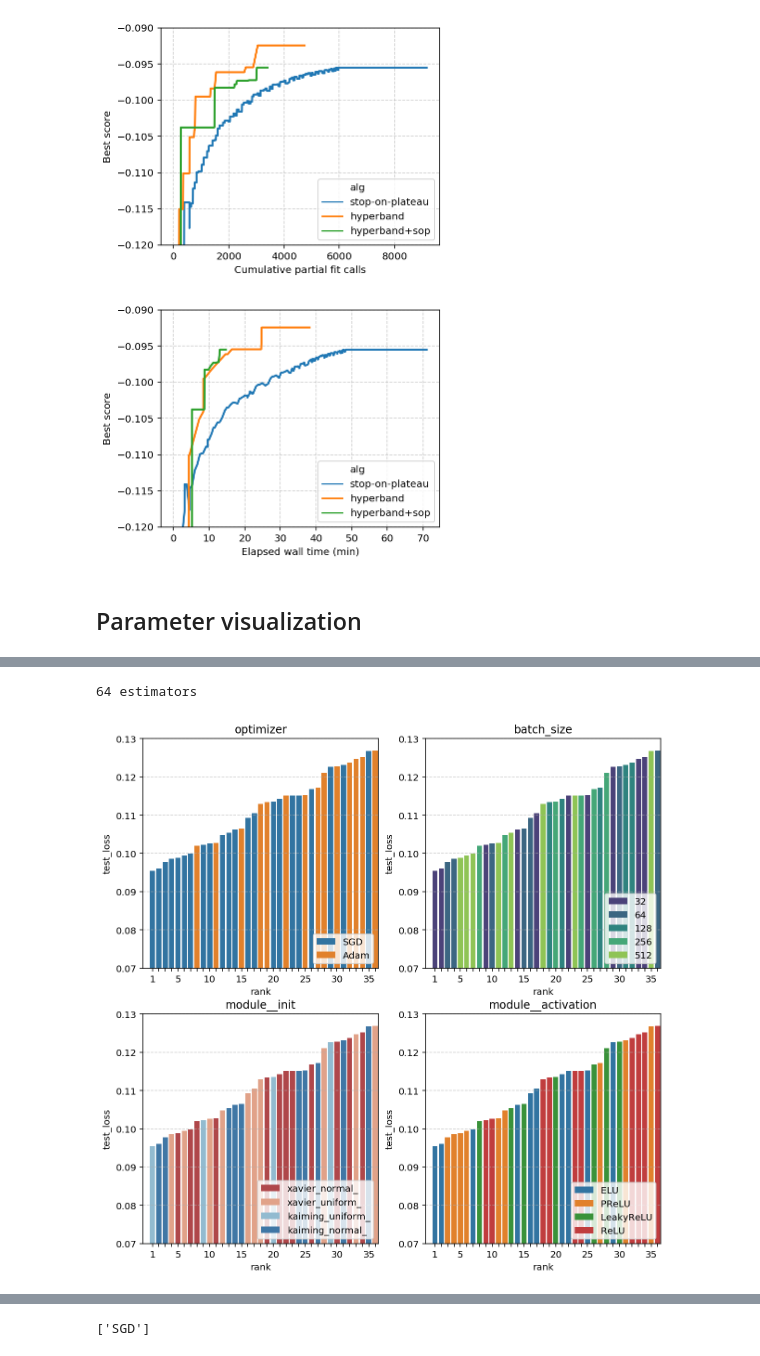
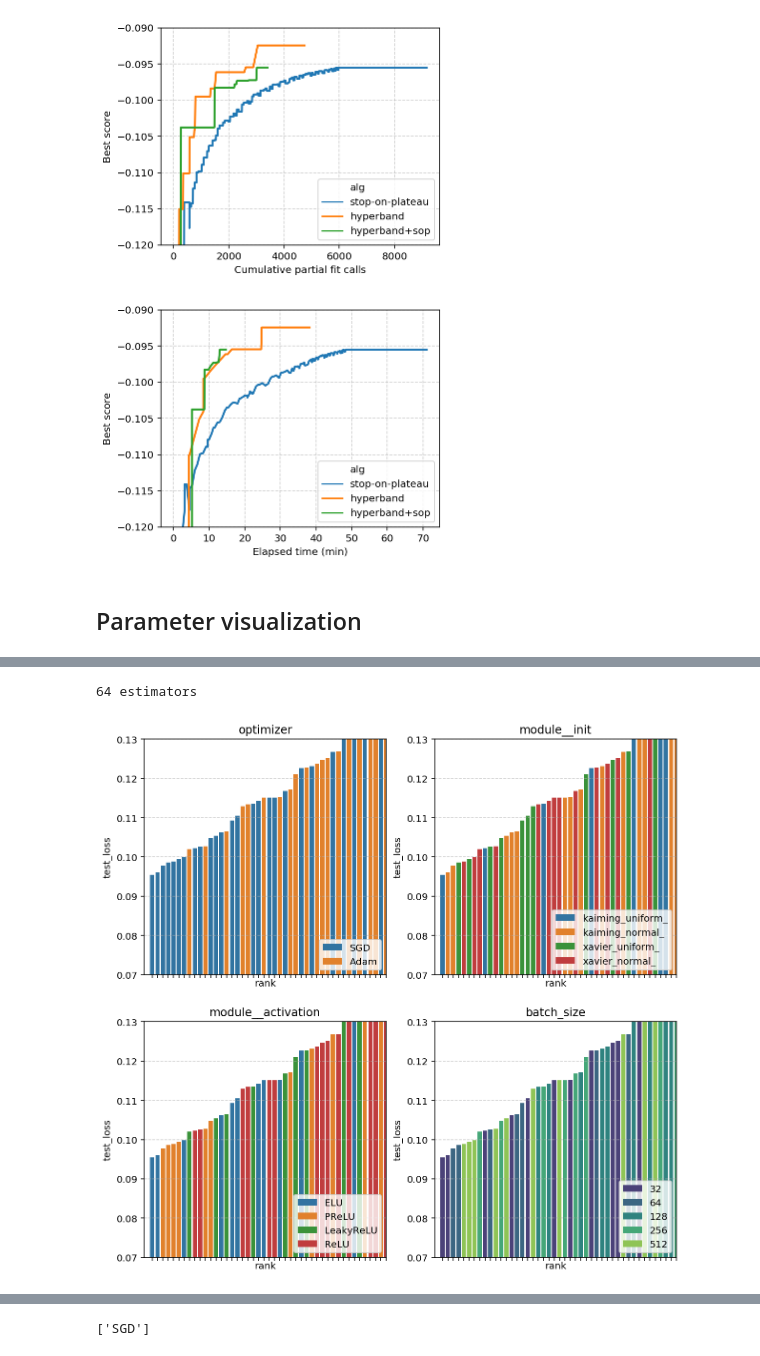
Before and after one commit to stsievert/dask-hyperband-comparison, a Jupyter notebook: Visualize.ipynb, the cells around one changed output, grey strips where cells are left out. Saved outputs shown, nothing was run; the diff lists cells and outputs as text; code cells hidden in the pictures.

```diff
--- a/Visualize.ipynb
+++ b/Visualize.ipynb
@@ -222,10 +158,10 @@ ax = sns.lineplot(
 ax.set_ylim(-0.12, -0.09)
 ax.grid(linestyle="--", alpha=0.6)
 ax.set_ylabel("Best score")
-ax.set_xlabel("Elapsed wall time (min)")
+ax.set_xlabel("Elapsed time (min)")
 plt.savefig(f"{today}-wall-time.svg", bbox_inches="tight")
 # %% [output]
-[figure, old version]
+[figure, new version]
 # %% [markdown]
 ## Parameter visualization
 # %%
@@ -234,7 +170,7 @@ plt.savefig(f"{today}-wall-time.svg", bbox_inches="tight")
 # results = {k: sum(v, []) for k, v in results.items()}
 # %%
 import numpy as np
-hist = pd.DataFrame(cv_results[""])
+hist = pd.DataFrame(cv_results["patience"])
 hist.head()
 
 #hist['param_optimizer_'] = hist['param_optimizer'].apply(lambda opt: str(opt).replace('<class', '').strip('>'))
@@ -250,44 +186,38 @@ hist.head()
 | 14 | 7.147917 | 3.040090 | 4.481596 | 1.072677 | -0.098660 | 14 | ... |
 | 10 | 3.876608 | 2.563282 | 2.288659 | 0.713975 | -0.098836 | 10 | ... |
 # %%
-import matplotlib.ticker as ticker
 w = 5
 fig, axs = plt.subplots(nrows=2, ncols=2, figsize=(2*w, 2*w))
 axs = axs.flat[:]
-hues = ['param_optimizer', 'param_batch_size', 'param_module__init', 'param_module__activation']
+hues = ['param_optimizer', 'param_module__init', 'param_module__activation', 'param_batch_size']
 print("{} estimators".format(len(hist)))
 for ax, hue in zip(axs, hues):
     cmap = None
     if 'batch_size' in hue:
         cmap = 'viridis'
-    hue_order = None
-    if "init" in hue:
-        cmap = "RdBu"
-        hue_order = ["xavier_normal_", "xavier_uniform_", "", "", "kaiming_uniform_", "kaiming_normal_"]
     sns.barplot(
         x='rank',
         y='test_loss',
         hue=hue,
-        hue_order=hue_order,
         data=hist,
         ax=ax,
         palette=cmap,
         dodge=False,
     )
-    ax.set_xlim(-1.5, 64 - 29 + 0.5)
+    ax.set_xlim(-1.5, 64 - 20)
     ax.grid(linestyle='--', axis='y', alpha=0.6)
     ax.legend(loc='lower right')
     ax.set_title(hue.replace('param_', ''))
-    xticklabels = ax.get_xticklabels()
-    xticklabels = [x if int(x.get_text()) % 5 == 0 or int(x.get_text()) == 1 else plt.Text(1, 1, "") for x in xticklabels]
-    ax.set_xticklabels(xticklabels)
-
+    ax.tick_params(labelbottom=False)
+#     yticks = [0, 0.03, 0.06, 0.09]
+#     yticks = set(yticks).union({0.09, 0.1, 0.11, 0.12})
+#     ax.set_yticks(list(yticks))
     ax.set_ylim(0.07, 0.13)
-plt.savefig("figs/ranks.png", bbox_inches="tight")
+plt.savefig("figs/ranks.svg", bbox_inches="tight")
 plt.show()
 # %% [output]
 64 estimators
-[figure, old version]
+[figure, new version]
 # %%
 sgd_alg = [a for a in hist.param_optimizer.unique() if 'sgd' in a.lower()][0]
 sgd = hist[hist.param_optimizer == sgd_alg]
```
Also changed, not shown: parts of 12 cells of this notebook, 6 other files.
